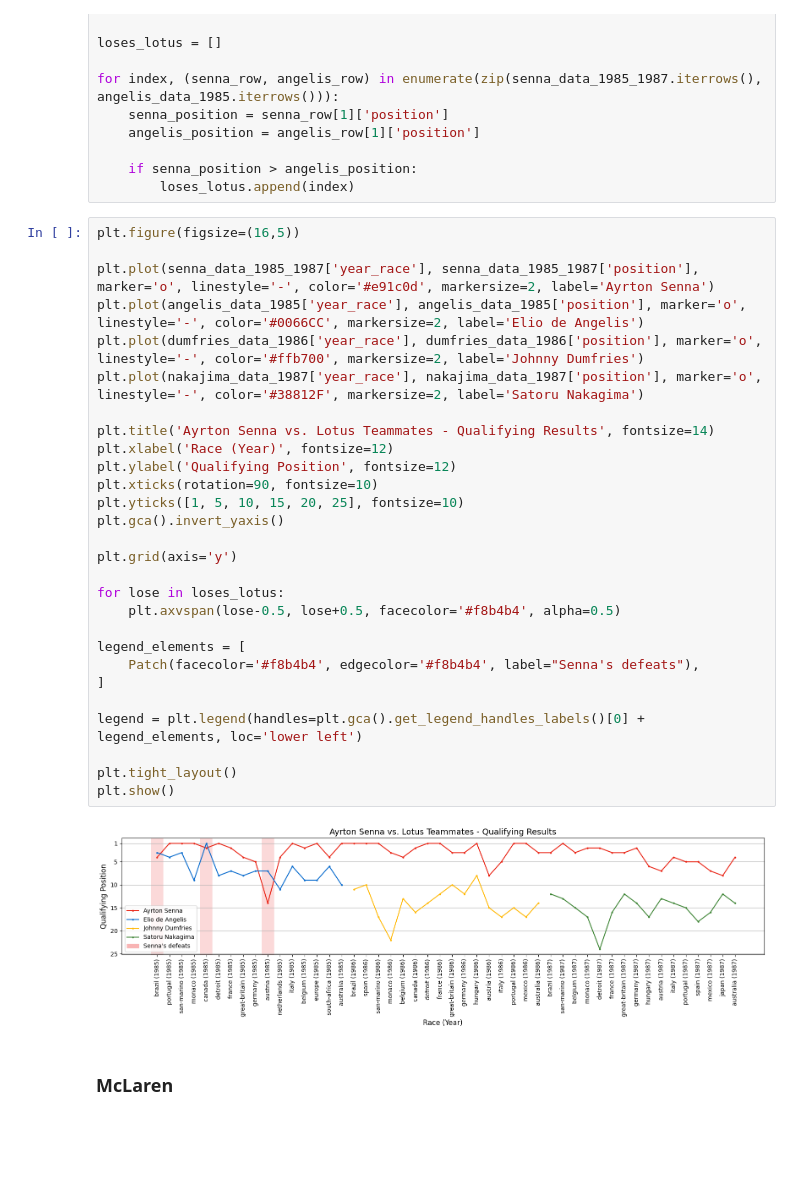
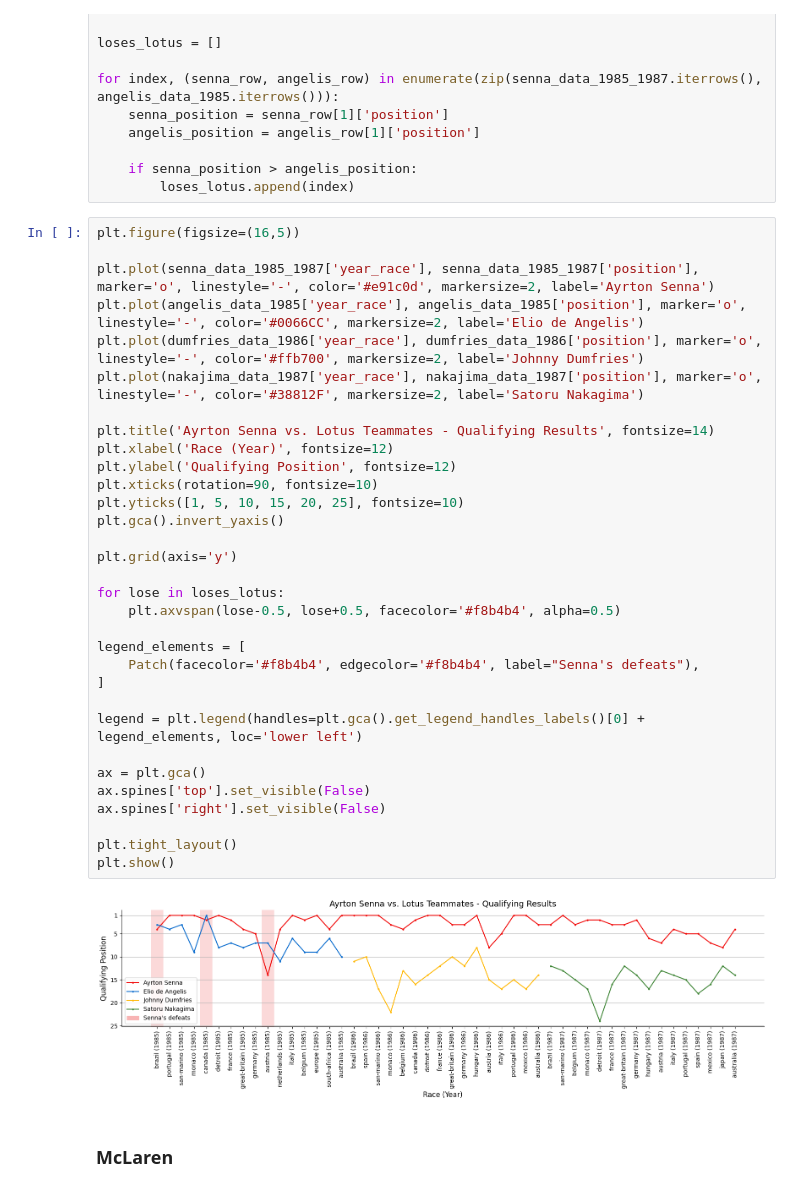
Before and after one commit to thiagodalladea/ayrton-senna-dv, a Jupyter notebook: nb.ipynb, the cells around one changed output. Drawn from its saved outputs; the diff is of its cells as text; blank space fills up the shorter version.

```diff
--- a/nb.ipynb
+++ b/nb.ipynb
@@ -190,33 +198,37 @@ for index, (senna_row, angelis_row) in enumerate(zip(senna_data_1985_1987.iterro
 # %%
 plt.figure(figsize=(16,5))
 
 plt.plot(senna_data_1985_1987['year_race'], senna_data_1985_1987['position'], marker='o', linestyle='-', color='#e91c0d', markersize=2, label='Ayrton Senna')
 plt.plot(angelis_data_1985['year_race'], angelis_data_1985['position'], marker='o', linestyle='-', color='#0066CC', markersize=2, label='Elio de Angelis')
 plt.plot(dumfries_data_1986['year_race'], dumfries_data_1986['position'], marker='o', linestyle='-', color='#ffb700', markersize=2, label='Johnny Dumfries')
 plt.plot(nakajima_data_1987['year_race'], nakajima_data_1987['position'], marker='o', linestyle='-', color='#38812F', markersize=2, label='Satoru Nakagima')
 
 plt.title('Ayrton Senna vs. Lotus Teammates - Qualifying Results', fontsize=14)
 plt.xlabel('Race (Year)', fontsize=12)
 plt.ylabel('Qualifying Position', fontsize=12)
 plt.xticks(rotation=90, fontsize=10)
 plt.yticks([1, 5, 10, 15, 20, 25], fontsize=10)
 plt.gca().invert_yaxis()
 
 plt.grid(axis='y')
 
 for lose in loses_lotus:
     plt.axvspan(lose-0.5, lose+0.5, facecolor='#f8b4b4', alpha=0.5)
 
 legend_elements = [
     Patch(facecolor='#f8b4b4', edgecolor='#f8b4b4', label="Senna's defeats"),
 ]
 
 legend = plt.legend(handles=plt.gca().get_legend_handles_labels()[0] + legend_elements, loc='lower left')
 
+ax = plt.gca()
+ax.spines['top'].set_visible(False)
+ax.spines['right'].set_visible(False)
+
 plt.tight_layout()
 plt.show()
 # %% [output]
-[figure, old version]
+[figure, new version]
 # %% [markdown]
 ### McLaren
 # %%
```
Also changed, not shown: parts of 12 cells of this notebook, 7 other files.
